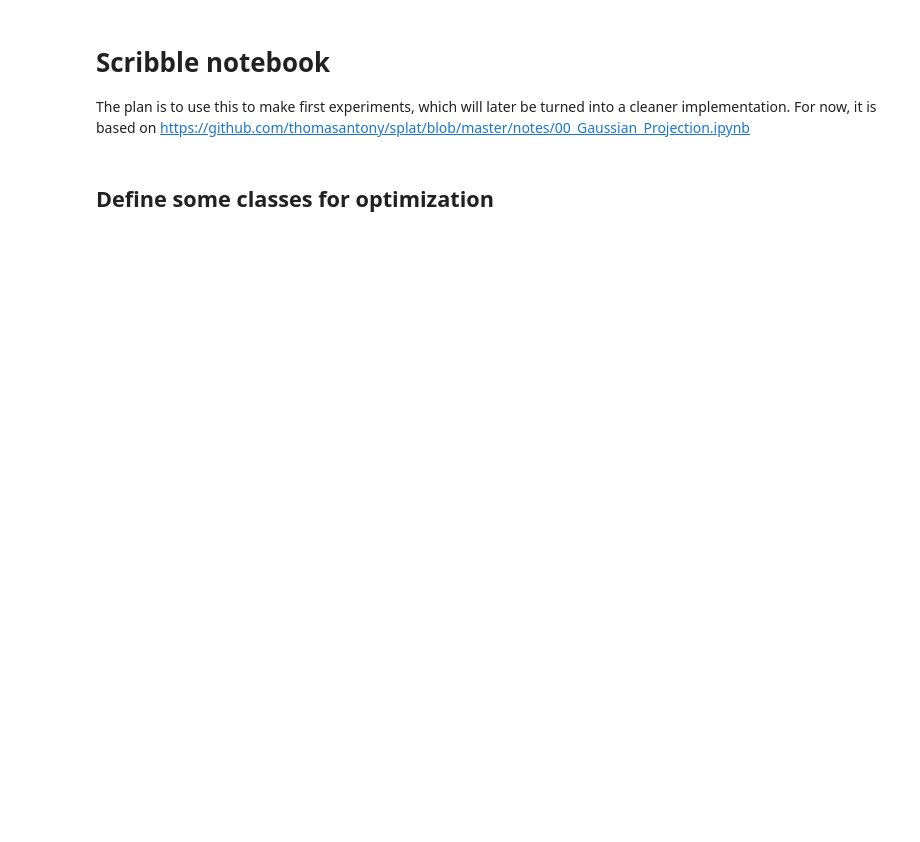
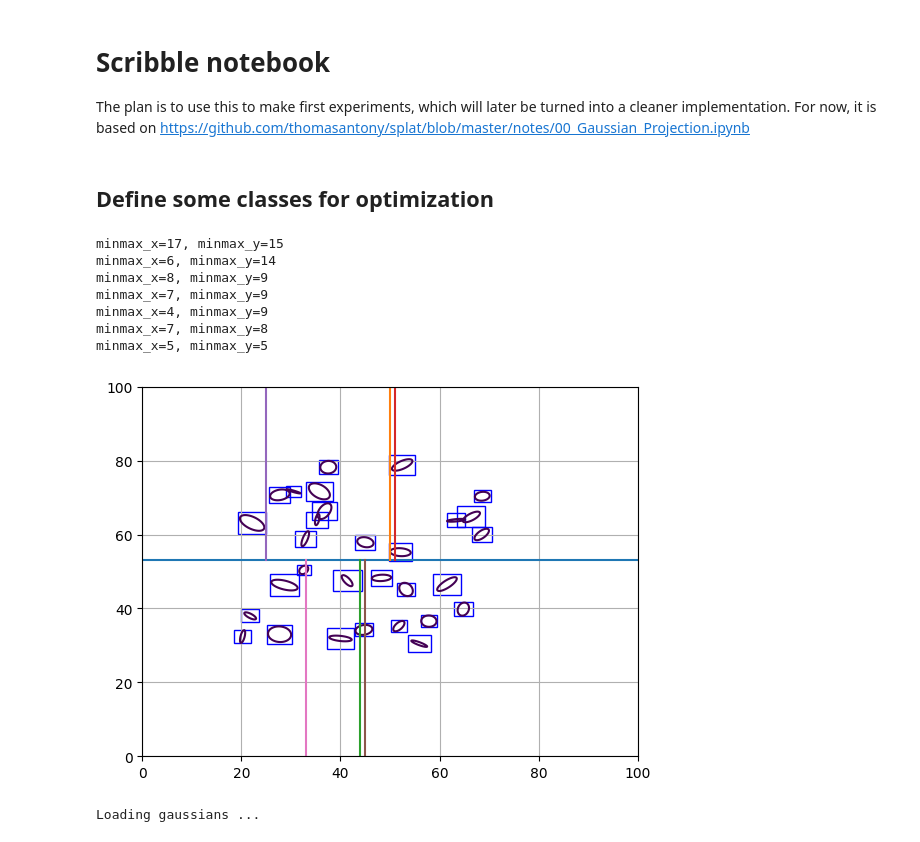
Before and after one commit to fnestaas/learning_3d_vision, a Jupyter notebook: scribbles.ipynb, the cells around one changed output. Drawn from its saved outputs; the diff is of its cells as text; code cells hidden in the pictures; blank space fills up the shorter version.

```diff
--- a/scribbles.ipynb
+++ b/scribbles.ipynb
@@ -427,3 +541,59 @@ print(cut_image(image, sset, camera, thresh=1.))
+# %%
+# Plot conic using equation A*x**2 + B*x*y + C*y**2 = 1
+# where A, B, C are the conic parameters
+
+# plot the boundary where the equation is satisfied
+
+loc_scaler = 1
+scale_scaler = 1
+rot_scaler = 10
+n_gaussians = 30
+loc_bias = np.ones(3,) * -.1
+
+gaussians_debug = [
+    Gaussian((np.random.rand(3, )-.5 + loc_bias)*loc_scaler, np.random.rand(3)*scale_scaler, np.random.rand(4)*rot_scaler, np.array([1.]), np.array([ 1.772484, -1.772484,  1.772484])) for _ in range(n_gaussians)
+]
+
+fig = plt.figure()
+ax = plt.gca()
+camera = Camera(100, 100)
+plot_conics_and_bbs(gaussians_debug, camera)
+image = SubImage(np.zeros((100, 100)), (0, 0), (100, 100), camera)
+pset = PrimitiveSet(gaussians_debug)
+sset = PrimitiveSubset(pset, list(range(len(gaussians_debug))))
+# bx, by = cut_image(image, sset, camera, thresh=3)
+# if bx is None:
+#     plt.axhline(by)
+# else: plt.axvline(bx)
+segmenter = IterativeImageSegmenter(sset, image, camera, thresh=3)
+# bx, by = segmenter.cut(0)
+# if bx is None:
+#     plt.axhline(by)
+# else: plt.axvline(bx)
+for i in range(7):
+    bx, by = segmenter.cut(i)
+    ul, lr = segmenter.cuts[-1]['corners']
+    ymin, xmin = ul
+    ymax, xmax = lr
+    if bx is None:
+        # plot y splitting line
+        plt.plot([xmin, xmax], [by]*2)
+    else:
+        plt.plot([bx]*2, [ymin, ymax])
+
+plt.xlim([0, camera.w])
+plt.ylim([0, camera.h])
+plt.grid(True)
+plt.show()
+# %% [output]
+minmax_x=17, minmax_y=15
+minmax_x=6, minmax_y=14
+minmax_x=8, minmax_y=9
+minmax_x=7, minmax_y=9
+minmax_x=4, minmax_y=9
+minmax_x=7, minmax_y=8
+minmax_x=5, minmax_y=5
+[figure, added]
 # %%
 def subroutine(enum, A, B, C, y_iter, opacity, alphas, bitmap, color, alpha_thresh, w, h):
     """This function was originally made so that I could parallellize plot_opacity, which turned out to be slower due
@@ -587,6 +758,10 @@ from tqdm import tqdm
 
 print('Loading gaussians ...')
 gaussian_objects = []
+(h, w) = (100, 100)
+camera = Camera(h, w, position=(-0.6, 2.99040512, -0.2), target=(-1.0, 0.0, 0.0))
 for (pos, scale, rot, opacity, sh) in tqdm(zip(model.xyz, model.scale, model.rot, model.opacity, model.sh)):
     gaussian_objects.append(Gaussian(pos, scale, rot, opacity, sh))
+# %% [output]
+Loading gaussians ...
 # %%
```
Also changed, not shown: parts of 7 cells of this notebook, 2 other files.
